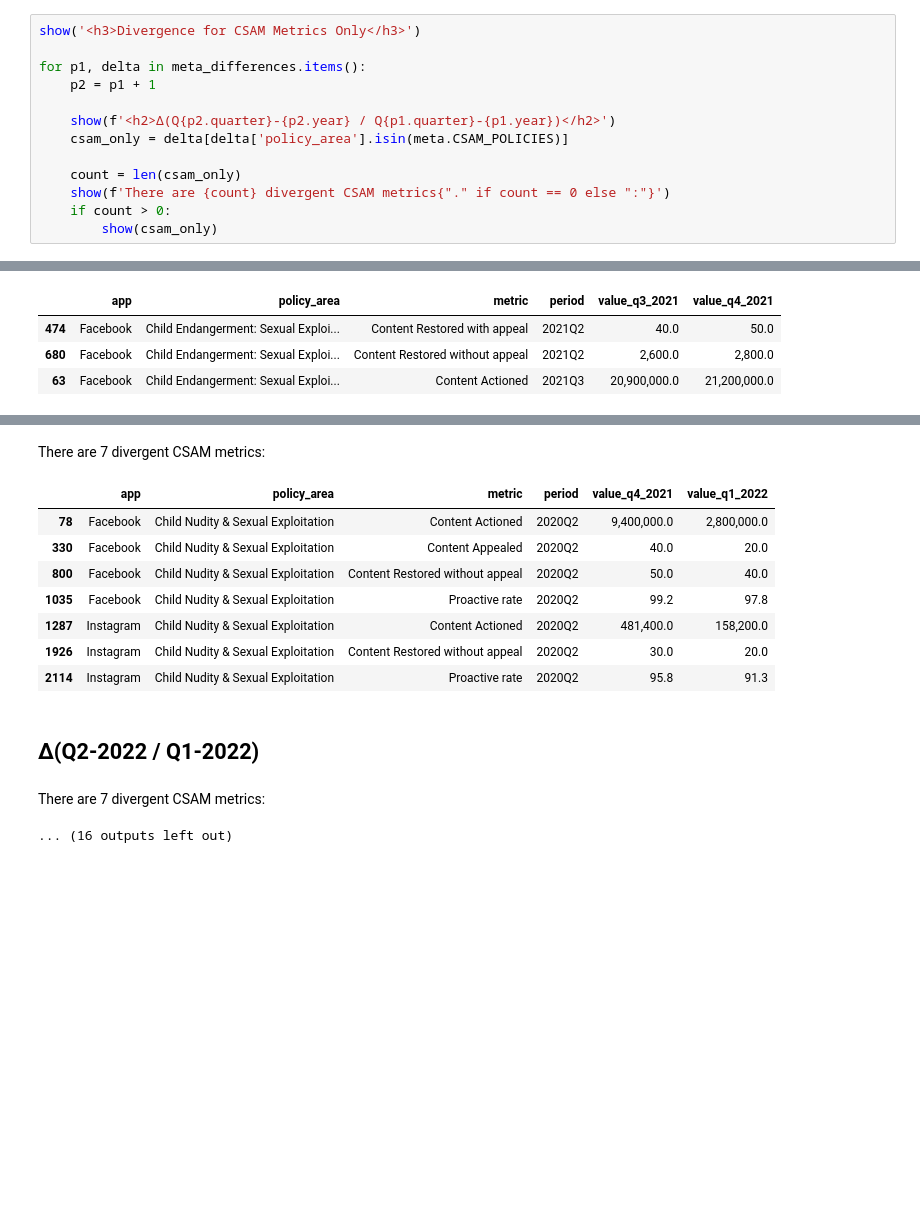
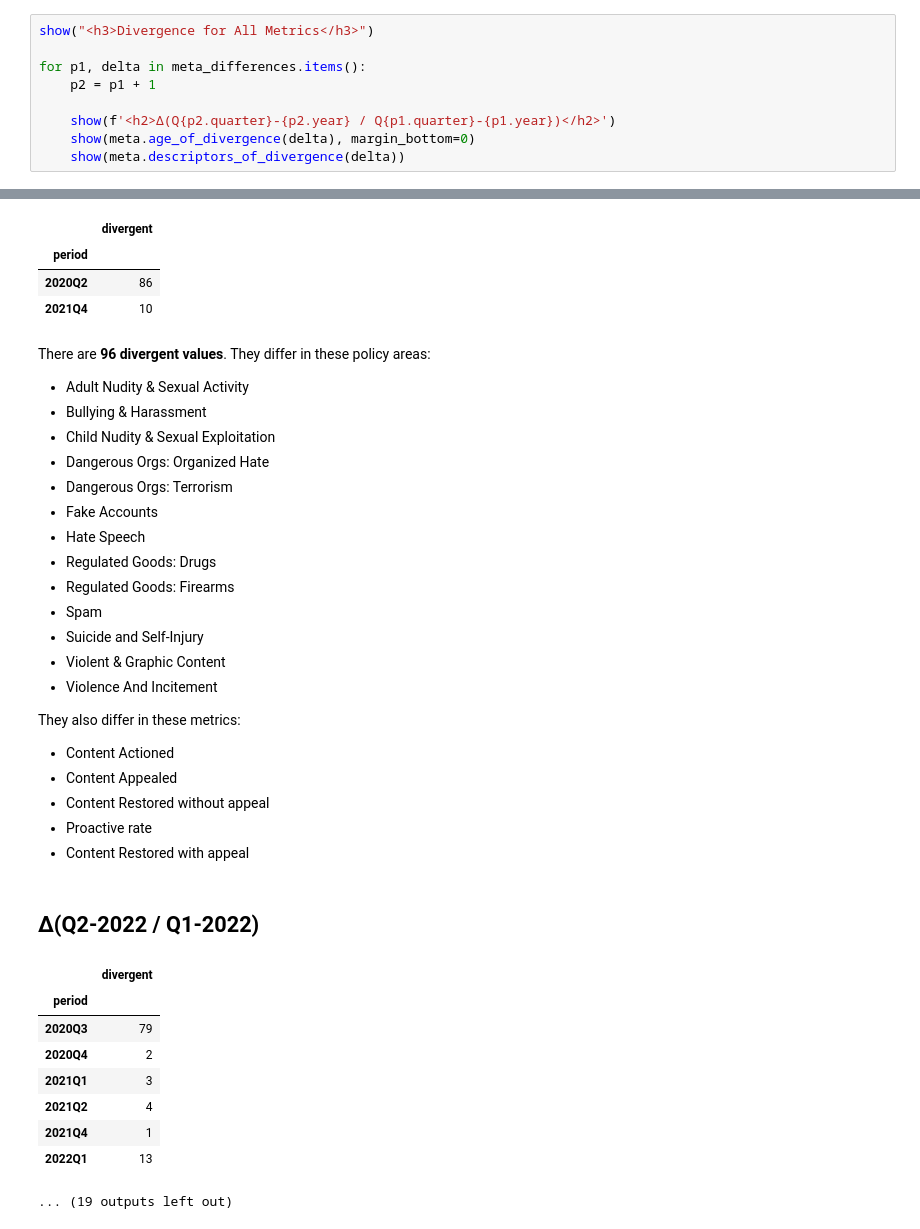
Before and after one commit to apparebit/diaphanous, a Jupyter notebook: analysis/meta.ipynb, the cells around one changed output, grey strips where cells are left out. Drawn from its saved outputs; the diff is of its cells as text; blank space fills up the shorter version.

```diff
--- a/analysis/meta.ipynb
+++ b/analysis/meta.ipynb
@@ -348,16 +322,12 @@ Quarterly rate of divergence
 | 9 | 2023Q4 | 0 | 3,368 | 0.000 |
 For each quarter, the abvove table shows the number of entries in that quarter's data that are different from the previous quarter's disclosure divided by the total number of entries from the previous ...
 # %%
-show('<h3>Divergence for CSAM Metrics Only</h3>')
+show("<h3>Divergence for All Metrics</h3>")
 
 for p1, delta in meta_differences.items():
     p2 = p1 + 1
 
     show(f'<h2>Δ(Q{p2.quarter}-{p2.year} / Q{p1.quarter}-{p1.year})</h2>')
-    csam_only = delta[delta['policy_area'].isin(meta.CSAM_POLICIES)]
-
-    count = len(csam_only)
-    show(f'There are {count} divergent CSAM metrics{"." if count == 0 else ":"}')
-    if count > 0:
-        show(csam_only)
+    show(meta.age_of_divergence(delta), margin_bottom=0)
+    show(meta.descriptors_of_divergence(delta))
 # %% [output]
@@ -382,17 +386,35 @@ There are 3 divergent CSAM metrics:
-|  | app | policy_area | metric | period | value_q3_2021 | value_q4_2021 |
-| 474 | Facebook | Child Endangerment: Sexual Exploi... | Content Restored with appeal | 2021Q2 | 40.0 | 50.0 |
-| 680 | Facebook | Child Endangerment: Sexual Exploi... | Content Restored without appeal | 2021Q2 | 2,600.0 | 2,800.0 |
-| 63 | Facebook | Child Endangerment: Sexual Exploi... | Content Actioned | 2021Q3 | 20,900,000.0 | 21,200,000.0 |
 Δ(Q1-2022 / Q4-2021)
+|  | divergent |
+| period |  |
+| 2020Q2 | 86 |
+| 2021Q4 | 10 |
-There are 7 divergent CSAM metrics:
+There are 96 divergent values. They differ in these policy areas:
+Adult Nudity & Sexual Activity
+Bullying & Harassment
+Child Nudity & Sexual Exploitation
+Dangerous Orgs: Organized Hate
+Dangerous Orgs: Terrorism
+Fake Accounts
+Hate Speech
+Regulated Goods: Drugs
+Regulated Goods: Firearms
+Spam
+Suicide and Self-Injury
+Violent & Graphic Content
+Violence And Incitement
+They also differ in these metrics:
+Content Actioned
+Content Appealed
+Content Restored without appeal
+Proactive rate
+Content Restored with appeal
-|  | app | policy_area | metric | period | value_q4_2021 | value_q1_2022 |
-| 78 | Facebook | Child Nudity & Sexual Exploitation | Content Actioned | 2020Q2 | 9,400,000.0 | 2,800,000.0 |
-| 330 | Facebook | Child Nudity & Sexual Exploitation | Content Appealed | 2020Q2 | 40.0 | 20.0 |
-| 800 | Facebook | Child Nudity & Sexual Exploitation | Content Restored without appeal | 2020Q2 | 50.0 | 40.0 |
-| 1035 | Facebook | Child Nudity & Sexual Exploitation | Proactive rate | 2020Q2 | 99.2 | 97.8 |
-| 1287 | Instagram | Child Nudity & Sexual Exploitation | Content Actioned | 2020Q2 | 481,400.0 | 158,200.0 |
-| 1926 | Instagram | Child Nudity & Sexual Exploitation | Content Restored without appeal | 2020Q2 | 30.0 | 20.0 |
-| 2114 | Instagram | Child Nudity & Sexual Exploitation | Proactive rate | 2020Q2 | 95.8 | 91.3 |
 Δ(Q2-2022 / Q1-2022)
-There are 7 divergent CSAM metrics:
+|  | divergent |
+| period |  |
+| 2020Q3 | 79 |
+| 2020Q4 | 2 |
+| 2021Q1 | 3 |
+| 2021Q2 | 4 |
+| 2021Q4 | 1 |
+| 2022Q1 | 13 |
-... (16 outputs left out)
+... (19 outputs left out)
```
Also changed, not shown: parts of 11 cells of this notebook, 7 other files.
